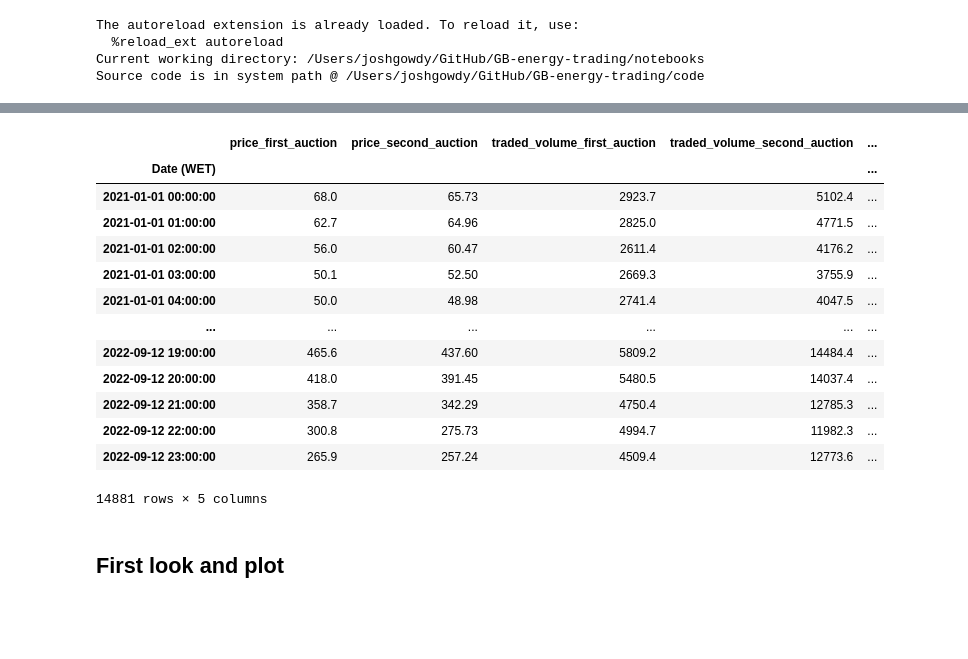
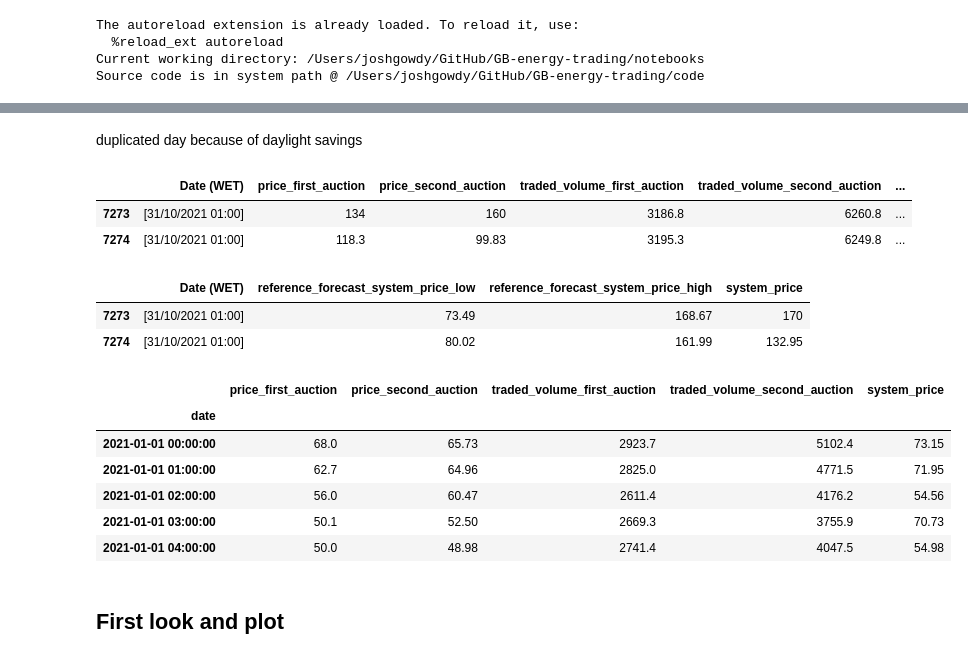
Before and after one commit to joshgowdyprog/GB-energy-trading, a Jupyter notebook: notebooks/exploratory-data-analysis.ipynb, the cells around one changed output, grey strips where cells are left out. Saved outputs shown, nothing was run; the diff lists cells and outputs as text; code cells hidden in the pictures; blank space fills up the shorter version.

```diff
--- a/notebooks/exploratory-data-analysis.ipynb
+++ b/notebooks/exploratory-data-analysis.ipynb
@@ -29,38 +32,0 @@ Source code is in system path @ /Users/joshgowdy/GitHub/GB-energy-trading/code
-# %%
-def load_auction_data(file_paths:list):
-    """
-    Load day-ahead auction and balancing mechanism data from a CSV file paths, merge these dataframes, and parse the index as datetime.
-    The first row of the merged dataframe is removed, and the data is converted to numeric.
-
-    Seperate the reference price forecasts contianed in the datasets from the actual price and volume data.
-
-    Parameters
-    ----------
-    file_paths : list
-        List of file paths to the CSV files to be loaded.
-    Returns
-    -------
-    auction_data : pd.DataFrame
-        Merged dataframe with the auction data.
-    reference_forecasts : pd.DataFrame
-        Dataframe with the reference forecasts.
-    """
-    df1=pd.read_csv(file_paths[0], delimiter=';', index_col=0)
-    df2=pd.read_csv(file_paths[1], delimiter=';', index_col=0)
-
-    # merge dataframes
-    auction_data=df1.merge(df2, left_index=True, right_index=True, how='left')
-    # remove first row
-    auction_data=auction_data.iloc[1:]
-    # convert data to numeric
-    auction_data=auction_data.apply(pd.to_numeric, errors='coerce')
-    # parse dates
-    auction_data.index=auction_data.index.str.replace(r'[\[\]]', '', regex=True)
-    auction_data.index=pd.to_datetime(auction_data.index, format='%d/%m/%Y %H:%M')
-
-    # seperate reference price forecasts from actual price and volume data
-    reference_forecasts=auction_data.loc[:,auction_data.columns.str.contains('forecast')]
-
-    auction_data=auction_data.loc[:,~auction_data.columns.str.contains('forecast')]
-
-    return auction_data, reference_forecasts
@@ -67,21 +36,28 @@ def load_auction_data(file_paths:list):
+# %% [markdown]
+duplicated day because of daylight savings
+# %%
+df1[df1['Date (WET)']=='[31/10/2021 01:00]']
+# %% [output]
+|  | Date (WET) | price_first_auction | price_second_auction | traded_volume_first_auction | traded_volume_second_auction | ... |
+| 7273 | [31/10/2021 01:00] | 134 | 160 | 3186.8 | 6260.8 | ... |
+| 7274 | [31/10/2021 01:00] | 118.3 | 99.83 | 3195.3 | 6249.8 | ... |
+# %%
+df2[df2['Date (WET)']=='[31/10/2021 01:00]']
+# %% [output]
+|  | Date (WET) | reference_forecast_system_price_low | reference_forecast_system_price_high | system_price |
+| 7273 | [31/10/2021 01:00] | 73.49 | 168.67 | 170 |
+| 7274 | [31/10/2021 01:00] | 80.02 | 161.99 | 132.95 |
 # %%
-auction_data, reference_forecasts=load_auction_data(['../data/raw/auction_data.csv', '../data/raw/system_prices.csv'])
-display(auction_data)
+auction_data, reference_target_forecasts=load_auction_data(['../data/raw/auction_data.csv', '../data/raw/system_prices.csv'])
+display(auction_data.head())
 # %% [output]
-|  | price_first_auction | price_second_auction | traded_volume_first_auction | traded_volume_second_auction | ... |
-| Date (WET) |  |  |  |  | ... |
-| 2021-01-01 00:00:00 | 68.0 | 65.73 | 2923.7 | 5102.4 | ... |
-| 2021-01-01 01:00:00 | 62.7 | 64.96 | 2825.0 | 4771.5 | ... |
-| 2021-01-01 02:00:00 | 56.0 | 60.47 | 2611.4 | 4176.2 | ... |
-| 2021-01-01 03:00:00 | 50.1 | 52.50 | 2669.3 | 3755.9 | ... |
-| 2021-01-01 04:00:00 | 50.0 | 48.98 | 2741.4 | 4047.5 | ... |
-| ... | ... | ... | ... | ... | ... |
-| 2022-09-12 19:00:00 | 465.6 | 437.60 | 5809.2 | 14484.4 | ... |
-| 2022-09-12 20:00:00 | 418.0 | 391.45 | 5480.5 | 14037.4 | ... |
-| 2022-09-12 21:00:00 | 358.7 | 342.29 | 4750.4 | 12785.3 | ... |
-| 2022-09-12 22:00:00 | 300.8 | 275.73 | 4994.7 | 11982.3 | ... |
-| 2022-09-12 23:00:00 | 265.9 | 257.24 | 4509.4 | 12773.6 | ... |
+|  | price_first_auction | price_second_auction | traded_volume_first_auction | traded_volume_second_auction | system_price |
+| date |  |  |  |  |  |
+| 2021-01-01 00:00:00 | 68.0 | 65.73 | 2923.7 | 5102.4 | 73.15 |
+| 2021-01-01 01:00:00 | 62.7 | 64.96 | 2825.0 | 4771.5 | 71.95 |
+| 2021-01-01 02:00:00 | 56.0 | 60.47 | 2611.4 | 4176.2 | 54.56 |
+| 2021-01-01 03:00:00 | 50.1 | 52.50 | 2669.3 | 3755.9 | 70.73 |
+| 2021-01-01 04:00:00 | 50.0 | 48.98 | 2741.4 | 4047.5 | 54.98 |
-14881 rows × 5 columns
 # %% [markdown]
 ## First look and plot
 # %%
```
Also changed, not shown: parts of 71 cells of this notebook, 8 other files.
